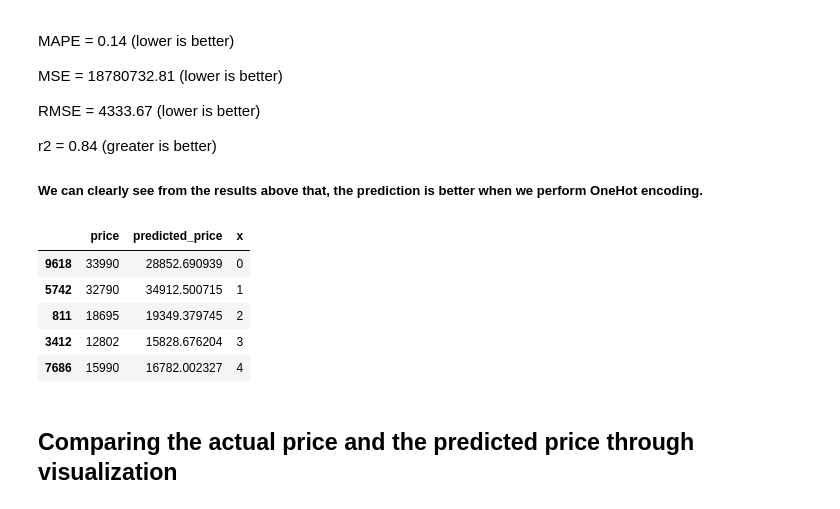
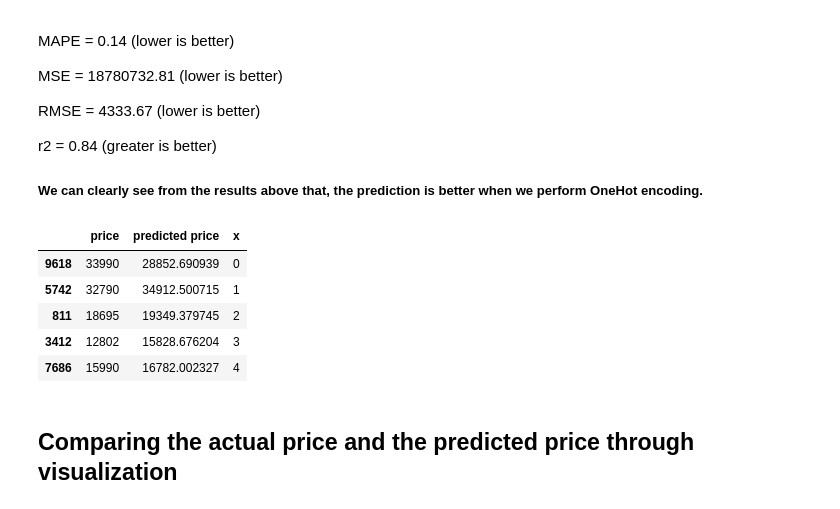
Before and after one commit to FarhatGani/Audi_Used_Car_Analysis, a Jupyter notebook: audi_used_car_ML.ipynb, the cells around one changed output. Saved outputs shown, nothing was run; the diff lists cells and outputs as text; code cells hidden in the pictures.

```diff
--- a/audi_used_car_ML.ipynb
+++ b/audi_used_car_ML.ipynb
@@ -346,11 +346,11 @@ r2 = 0.84  (greater is better)
 
 ##### We can clearly see from the results above that, the prediction is better when we perform OneHot encoding.
 # %%
-y_test["predicted_price"] = y_pred
+y_test["predicted price"] = y_pred
 y_test["x"] = np.arange(0, y_test.shape[0], 1)
 display(y_test.head())
 # %% [output]
-|  | price | predicted_price | x |
+|  | price | predicted price | x |
 | 9618 | 33990 | 28852.690939 | 0 |
 | 5742 | 32790 | 34912.500715 | 1 |
 | 811 | 18695 | 19349.379745 | 2 |
```
Also changed, not shown: parts of 3 cells of this notebook.
